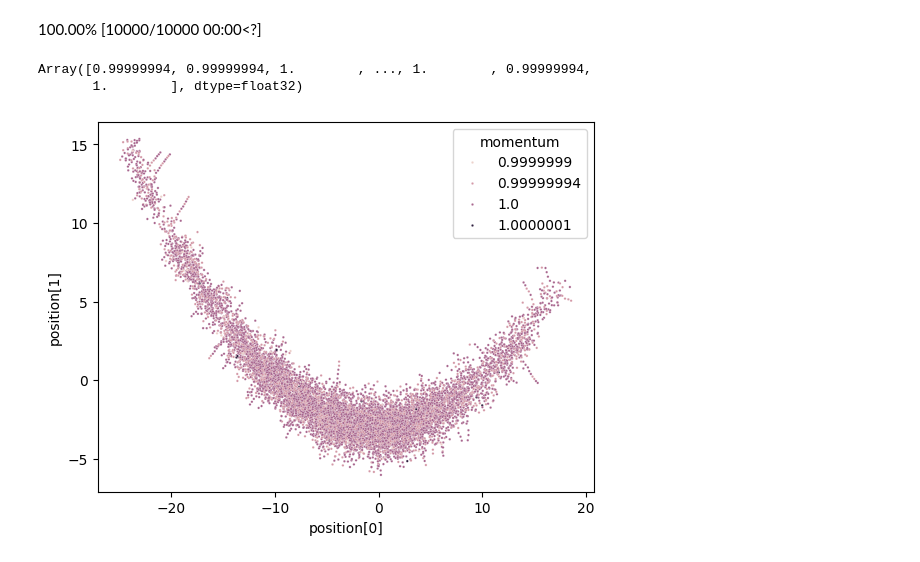
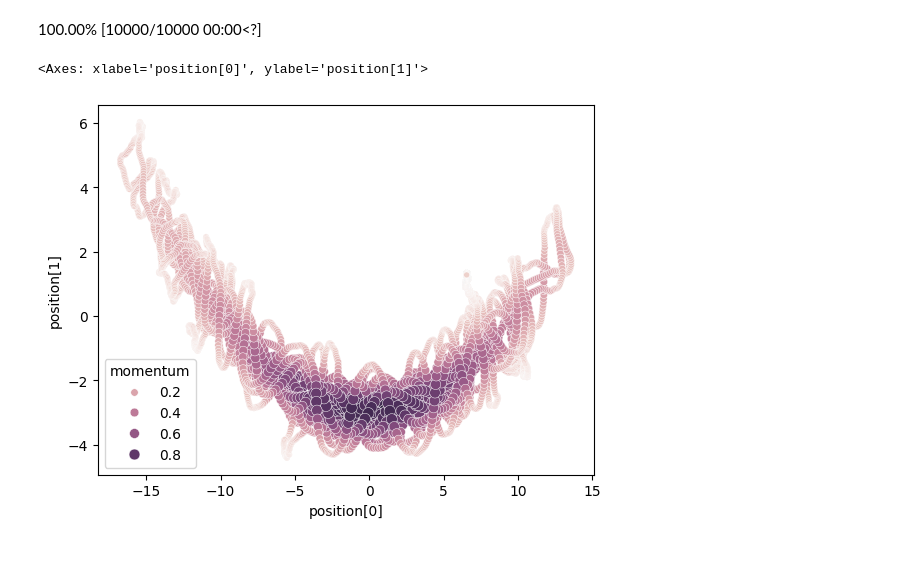
Before and after one commit to JakobRobnik/MicroCanonicalHMC, a Jupyter notebook: adjusted/rescaled.ipynb, the cells around one changed output. Saved outputs shown, nothing was run; the diff lists cells and outputs as text; code cells hidden in the pictures.

```diff
--- a/adjusted/rescaled.ipynb
+++ b/adjusted/rescaled.ipynb
@@ -16,8 +16,8 @@ def run_unadjusted(logdensity_fn, num_steps, initial_position, key, transform):
     # use the quick wrapper to build a new kernel with the tuned parameters
     sampling_alg = blackjax.discrete_rescaling(
         logdensity_fn,
-        L=1.0,
-        step_size=.5,
+        L=100.0,
+        step_size=.3,
         # L=L,
         # step_size=step_size,
     )
@@ -53,36 +53,35 @@ initial_position = model.sample_init(jax.random.PRNGKey(0))
 key = jax.random.PRNGKey(0)
 
 # Run the `run_adjusted` function
 samples = run_unadjusted(model.logdensity_fn, num_steps, initial_position, key, transform=lambda state, info: (state))
 
 import pandas as pd
 
 
-df = pd.DataFrame({'position[0]': samples.position[:, 0], 'position[1]': samples.position[:, 1], 'momentum': jnp.linalg.norm(samples.momentum, axis=1)  })
+df = pd.DataFrame({'position[0]': samples.position[:, 0], 'position[1]': samples.position[:, 1], 'momentum': jnp.linalg.norm(samples.momentum, axis=1)**2  })
 
 import seaborn as sns
 
-sns.scatterplot(data=df, x='position[0]', y='position[1]', hue='momentum',s=3)
+sns.scatterplot(data=df, x='position[0]', y='position[1]', hue='momentum',size='momentum', s=3)
 
-jnp.linalg.norm(samples.momentum, axis=1)
+# jnp.linalg.norm(samples.momentum, axis=1)
 
 # df
 # print(samples.shape)
 
 # # Print the samples
 # # # print(samples)
 # import matplotlib.pyplot as plt
 
 # color_values = jnp.zeros_like(samples[:, 0])+1
 
 # plt.plot(samples[:, 0], samples[:, 1], c=color_values, marker='o', cmap='viridis')
 # plt.xlabel('x')
 # plt.ylabel('y')
 # plt.axis('equal')
 # plt.title('MCHMC (no bounces, yes rescaling)')
 # plt.show()
 # %% [output]
 100.00% [10000/10000 00:00<?]
-Array([0.99999994, 0.99999994, 1.        , ..., 1.        , 0.99999994,
-       1.        ], dtype=float32)
+<Axes: xlabel='position[0]', ylabel='position[1]'>
-[figure, old version]
+[figure, new version]
```
Also changed, not shown: parts of 1 cell of this notebook, 3 other files.
